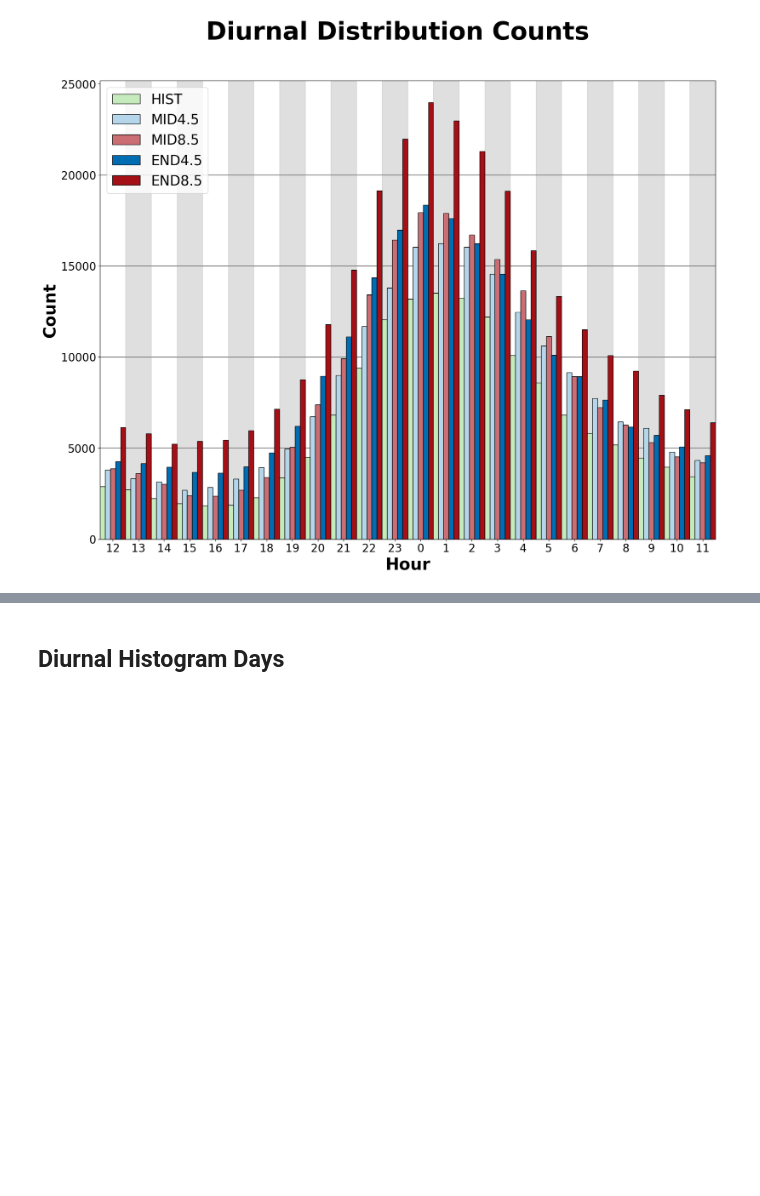
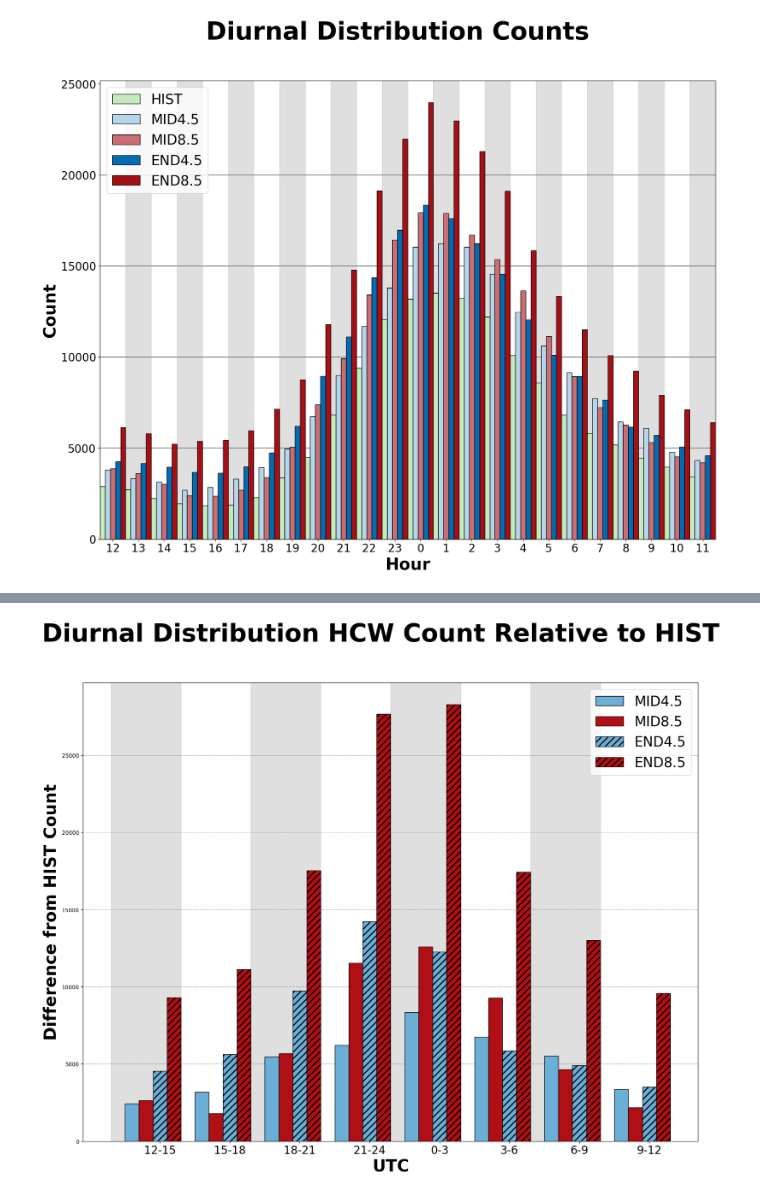
Before and after one commit to caitroufa/SYN_SERV, a Jupyter notebook: Code/Diurnal_Histograms.ipynb, the cells around one changed output, grey strips where cells are left out. Saved outputs shown, nothing was run; the diff lists cells and outputs as text; code cells hidden in the pictures; blank space fills up the shorter version.

```diff
--- a/Code/Diurnal_Histograms.ipynb
+++ b/Code/Diurnal_Histograms.ipynb
@@ -223,2 +309,67 @@ plt.show()
-# %% [markdown]
-## Diurnal Histogram Days
+# %%
+# binned w/ hatching
+
+# set up 3-hour bins
+bins = [0, 3, 6, 9, 12, 15, 18, 21, 24]
+bin_labels = ['12-15', '15-18', '18-21', '21-24', '0-3', '3-6', '6-9', '9-12']
+
+# figure setup
+fig = plt.figure(figsize=(20, 15))
+plt.suptitle('Diurnal Distribution HCW Count Relative to HIST', size=45).set_weight('bold')
+
+# storage bins for counts
+binned_counts = {}
+
+# calculate binned counts for each epoch
+for epoch in epochs:
+    sub_df = locals()[f'df_{epoch}']
+
+    # bin data by the 'New_Hour' column and count number per bin
+    sub_df['Hour_Bin'] = pd.cut(sub_df['New_Hour'], bins=bins, labels=bin_labels, right=False)
+    binned_counts[epoch] = sub_df.groupby('Hour_Bin').size()
+
+# set HIST as baseline (0 for each hour bin)
+hist_counts = binned_counts['HIST']
+
+# calculate difference between HIST and other epochs for each bin
+differences = {}
+for epoch in epochs[1:]:  # exclude HIST
+    differences[epoch] = binned_counts[epoch] - hist_counts
+
+width = 0.2  # bar width
+x = np.arange(len(bin_labels))  # bin positions
+
+# epoch_labels is aligned with the epochs, excluding HIST
+epoch_labels_adjusted = epoch_labels[1:]
+
+# plot each epoch's differences relative to HIST
+for i, epoch in enumerate(epochs[1:]):  # exclude HIST
+    label = epoch_labels_adjusted[i]
+
+    if label in hatch_styles:  # hatching for END4.5 and END8.5
+        plt.bar(x + i * width, differences[epoch], width=width, label=label,
+                color=colors[label], edgecolor='k', hatch=hatch_styles[label], zorder=3)
+    else:
+        plt.bar(x + i * width, differences[epoch], width=width, label=label,
+                color=colors[label], edgecolor='k', zorder=2)
+
+plt.xticks(x + width * 2, bin_labels, fontsize=20)
+plt.xlabel('UTC', fontsize=30).set_weight('bold')
+
+plt.ylabel('Difference from HIST Count', fontsize=30).set_weight('bold')
+
+# exclude HIST form legend by starting from MID4.5
+plt.legend(fontsize=25, labels=epoch_labels_adjusted)  # use adjusted labels w/out HIST
+
+plt.grid(axis='y', color='grey', linestyle='--', alpha=0.7, zorder=1)
+
+# set vertical grey/white alternating shading aligned with the bins
+for i in range(len(bin_labels)):
+    if i % 2 == 0:  # alternate between grey and white
+        # shift shading right by half the total bar width (width * (number of epochs - 1) / 2)
+        plt.axvspan(i - 0.7 + width * len(epochs[1:]) / 2, i + 0.3 + width * len(epochs[1:]) / 2, color='grey', alpha=0.25, zorder=-1)
+
+plt.savefig('../Plots/diurnal_relative_HIST_3hrBIN_HATCH.png', format='png', dpi=500, bbox_inches='tight')
+plt.show()
+# %% [output]
+[figure, added]
```
Also changed, not shown: parts of 7 cells of this notebook.
